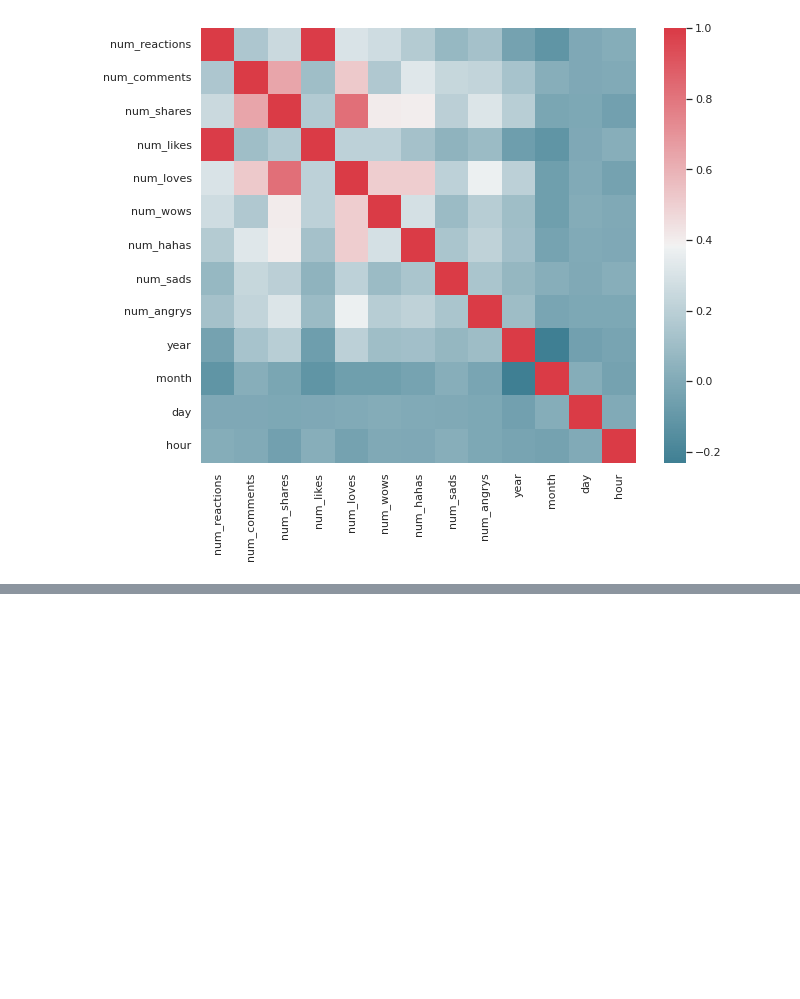
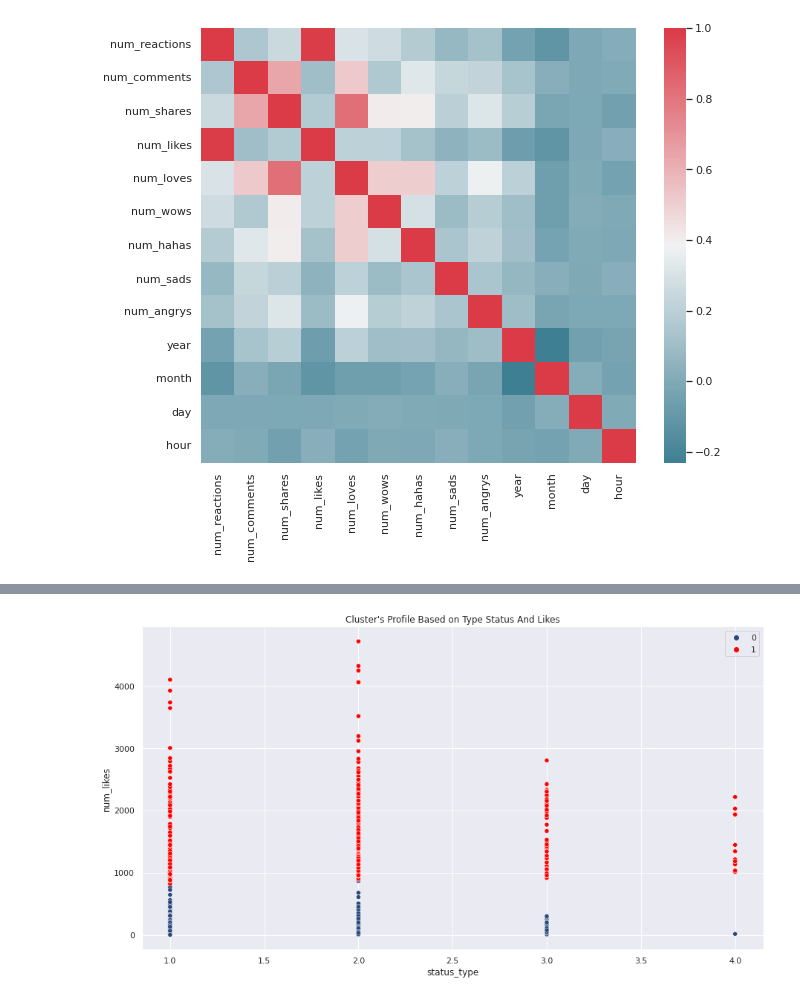
Before and after one commit to JMML2021/Sprint-8.-Algoritmes-d-aprenentatge-NO-supervisat-Agrupaci-, a Jupyter notebook: Sprint_8_Algoritmes_d’aprenentatge_NO_supervisat_Agrupació.ipynb, the cells around one changed output, grey strips where cells are left out. Saved outputs shown, nothing was run; the diff lists cells and outputs as text; code cells hidden in the pictures; blank space fills up the shorter version.

```diff
--- a/Sprint_8_Algoritmes_d’aprenentatge_NO_supervisat_Agrupació.ipynb
+++ b/Sprint_8_Algoritmes_d’aprenentatge_NO_supervisat_Agrupació.ipynb
@@ -286,0 +373,22 @@ ValueError: ignored
+# %%
+def downsample(df1, label_col_name):
+    # find the number of observations in the smallest group
+    nmin = df1[label_col_name].value_counts().min()
+    return (df1
+            # split the dataframe per group
+            .groupby(label_col_name)
+            # sample nmin observations from each group
+            .apply(lambda x: x.sample(nmin))
+            # recombine the dataframes
+            .reset_index(drop=True)
+            )
+# %%
+df_us = downsample(df1, 'Clusters')
+# %%
+# bar plot
+pl = sns.scatterplot(data=df_us, x=df_us["status_type"], y=df_us["num_likes"], hue=df_us["Clusters"], palette= pal)
+pl.set_title("Cluster's Profile Based on Type Status And Likes")
+plt.legend()
+plt.show()
+# %% [output]
+[figure, added]
```
Also changed, not shown: parts of 23 cells of this notebook.
